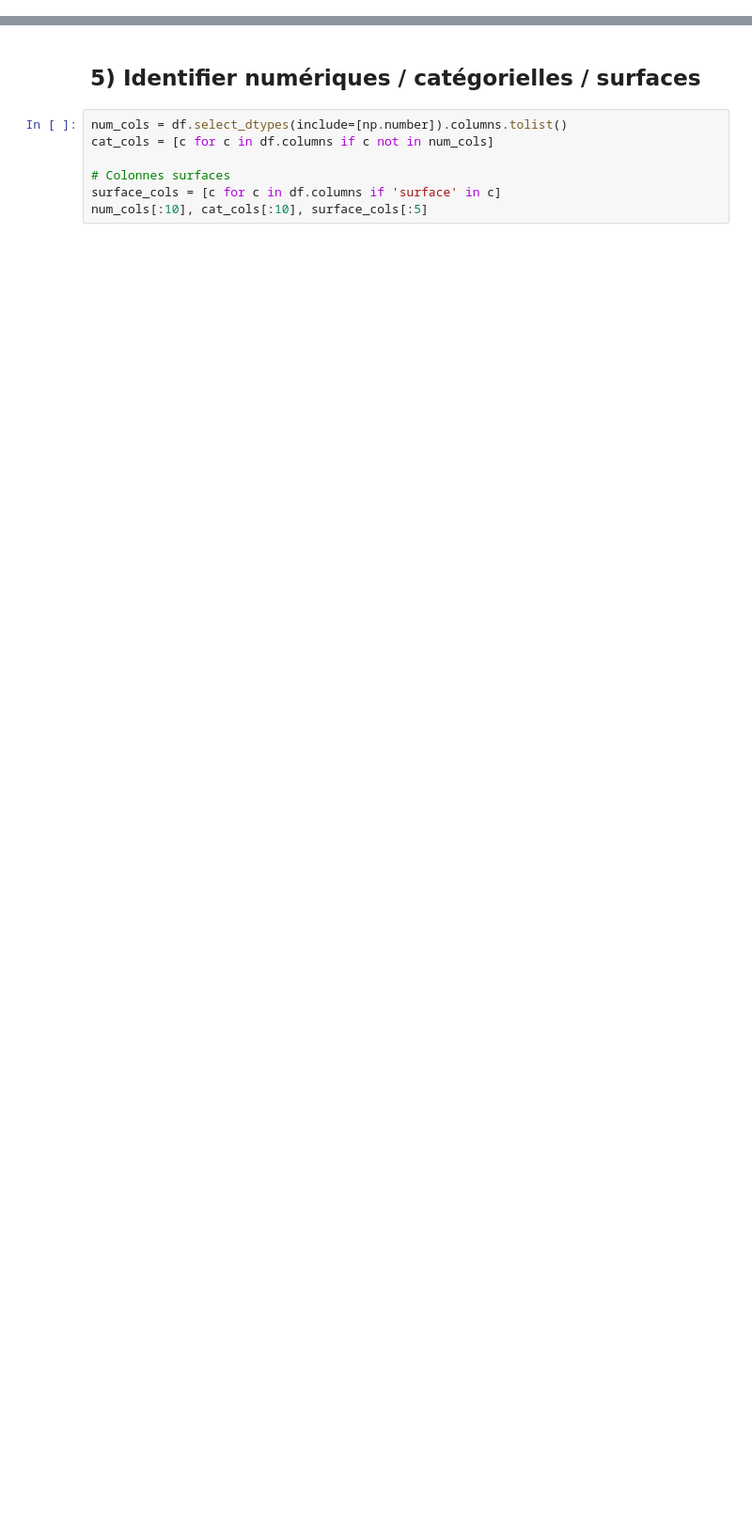
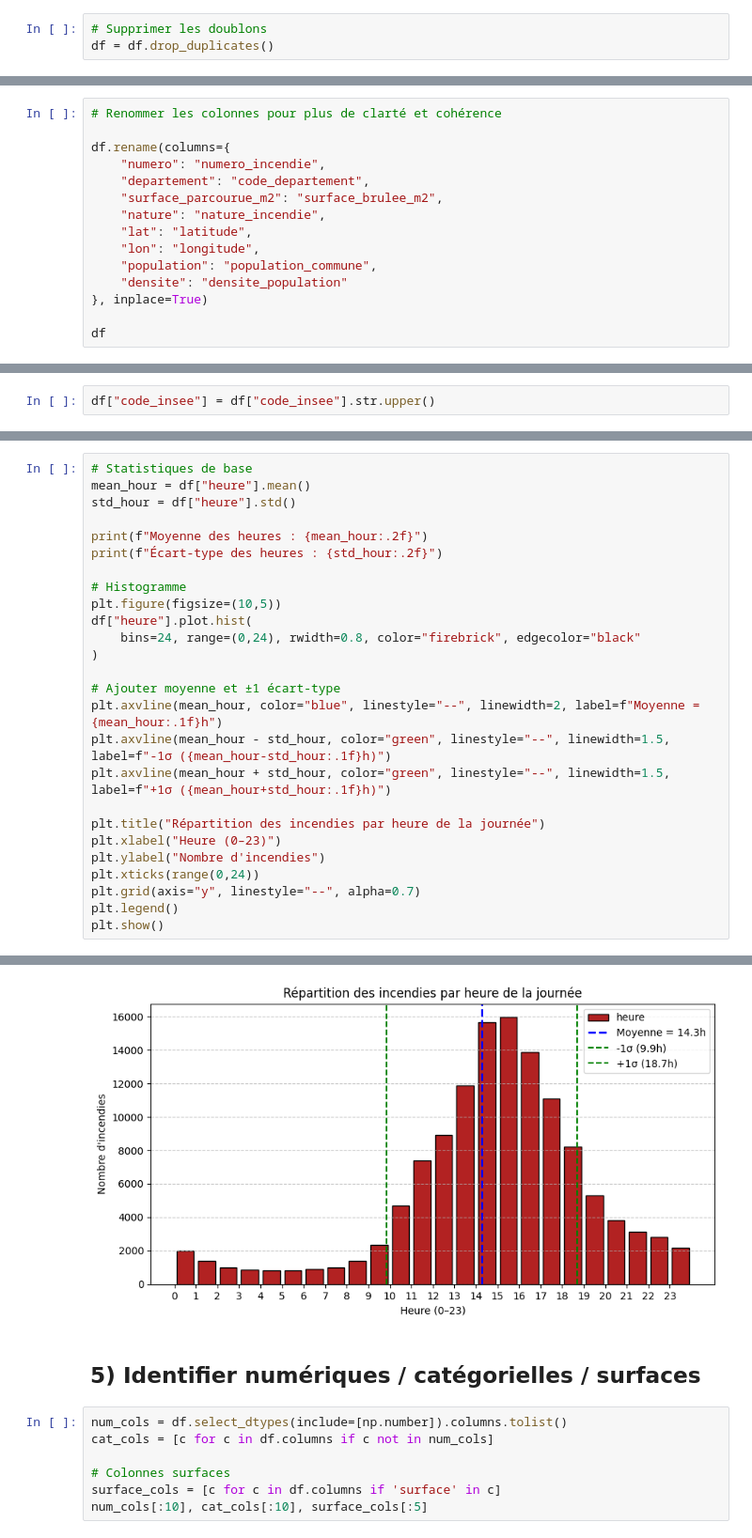
Before and after one commit to KAHINA-ABBAD/Projet-incendie-, a Jupyter notebook: notebooks/Incendies_EDA_Model.ipynb, the cells around one changed output, grey strips where cells are left out. Shown at 94% size. Drawn from its saved outputs; the diff is of its cells as text; blank space fills up the shorter version.

Commit message:
Ajoute mon EDA

```diff
--- a/notebooks/Incendies_EDA_Model.ipynb
+++ b/notebooks/Incendies_EDA_Model.ipynb
@@ -130,0 +326,3 @@ df[[date_col, 'annee','mois','jour']].head(3) if date_col else df.head(1)
+# %%
+# Supprimer les doublons
+df = df.drop_duplicates()
@@ -130,0 +366,15 @@ df[[date_col, 'annee','mois','jour']].head(3) if date_col else df.head(1)
+# %%
+# Renommer les colonnes pour plus de clarté et cohérence
+
+df.rename(columns={
+    "numero": "numero_incendie",
+    "departement": "code_departement",
+    "surface_parcourue_m2": "surface_brulee_m2",
+    "nature": "nature_incendie",
+    "lat": "latitude",
+    "lon": "longitude",
+    "population": "population_commune",
+    "densite": "densite_population"
+}, inplace=True)
+
+df
@@ -130,0 +494,2 @@ df[[date_col, 'annee','mois','jour']].head(3) if date_col else df.head(1)
+# %%
+df["code_insee"] = df["code_insee"].str.upper()
@@ -130,0 +694,27 @@ df[[date_col, 'annee','mois','jour']].head(3) if date_col else df.head(1)
+# %%
+# Statistiques de base
+mean_hour = df["heure"].mean()
+std_hour = df["heure"].std()
+
+print(f"Moyenne des heures : {mean_hour:.2f}")
+print(f"Écart-type des heures : {std_hour:.2f}")
+
+# Histogramme
+plt.figure(figsize=(10,5))
+df["heure"].plot.hist(
+    bins=24, range=(0,24), rwidth=0.8, color="firebrick", edgecolor="black"
+)
+
+# Ajouter moyenne et ±1 écart-type
+plt.axvline(mean_hour, color="blue", linestyle="--", linewidth=2, label=f"Moyenne = {mean_hour:.1f}h")
+plt.axvline(mean_hour - std_hour, color="green", linestyle="--", linewidth=1.5, label=f"-1σ ({mean_hour-std_hour:.1f}h)")
+plt.axvline(mean_hour + std_hour, color="green", linestyle="--", linewidth=1.5, label=f"+1σ ({mean_hour+std_hour:.1f}h)")
+
+plt.title("Répartition des incendies par heure de la journée")
+plt.xlabel("Heure (0–23)")
+plt.ylabel("Nombre d'incendies")
+plt.xticks(range(0,24))
+plt.grid(axis="y", linestyle="--", alpha=0.7)
+plt.legend()
+plt.show()
+# %% [output]
@@ -131,3 +723,4 @@ df[[date_col, 'annee','mois','jour']].head(3) if date_col else df.head(1)
+[figure, added]
 # %% [markdown]
 ## 5) Identifier numériques / catégorielles / surfaces
 # %%
```
Also changed, not shown: parts of 76 cells of this notebook, 2 other files.
